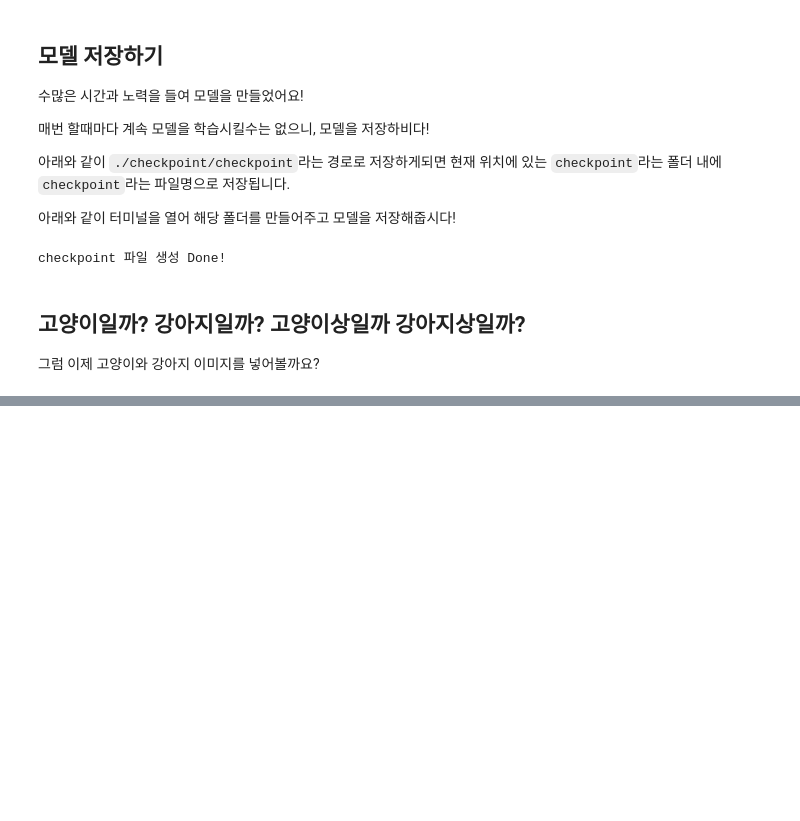
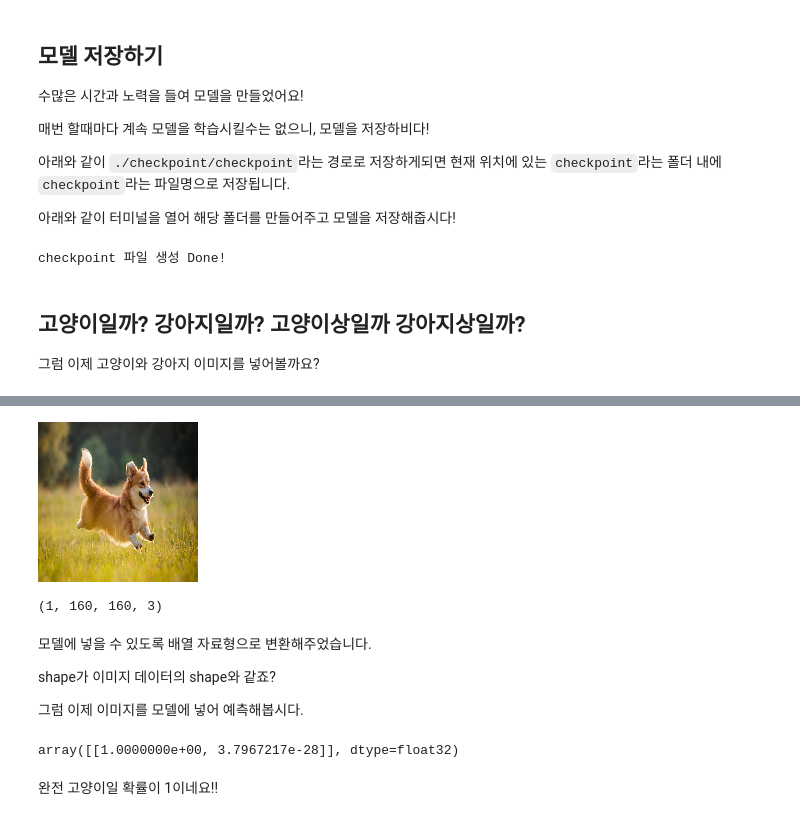
Before and after one commit to jiyeoon/aiffel, a Jupyter notebook: Week2/Exploration4-Image-Classification.ipynb, the cells around one changed output, grey strips where cells are left out. Cells and saved outputs as stored; diff of their text form; code cells hidden in the pictures; blank space fills up the shorter version.

```diff
--- a/Week2/Exploration4-Image-Classification.ipynb
+++ b/Week2/Exploration4-Image-Classification.ipynb
@@ -676,0 +706,22 @@ checkpoint 파일 생성 Done!
+# %%
+cat_image
+# %% [output]
+[figure, added]
+# %%
+dog_image = img_to_array(dog_image).reshape(1, IMG_SIZE, IMG_SIZE, 3)
+dog_image.shape
+# %% [output]
+(1, 160, 160, 3)
+# %% [markdown]
+모델에 넣을 수 있도록 배열 자료형으로 변환해주었습니다.
+
+shape가 이미지 데이터의 shape와 같죠?
+
+그럼 이제 이미지를 모델에 넣어 예측해봅시다.
+# %%
+prediction = model.predict(dog_image)
+prediction
+# %% [output]
+array([[1.0000000e+00, 3.7967217e-28]], dtype=float32)
+# %% [markdown]
+완전 고양이일 확률이 1이네요!!
```
Also changed, not shown: parts of 7 cells of this notebook, 4 other files.
